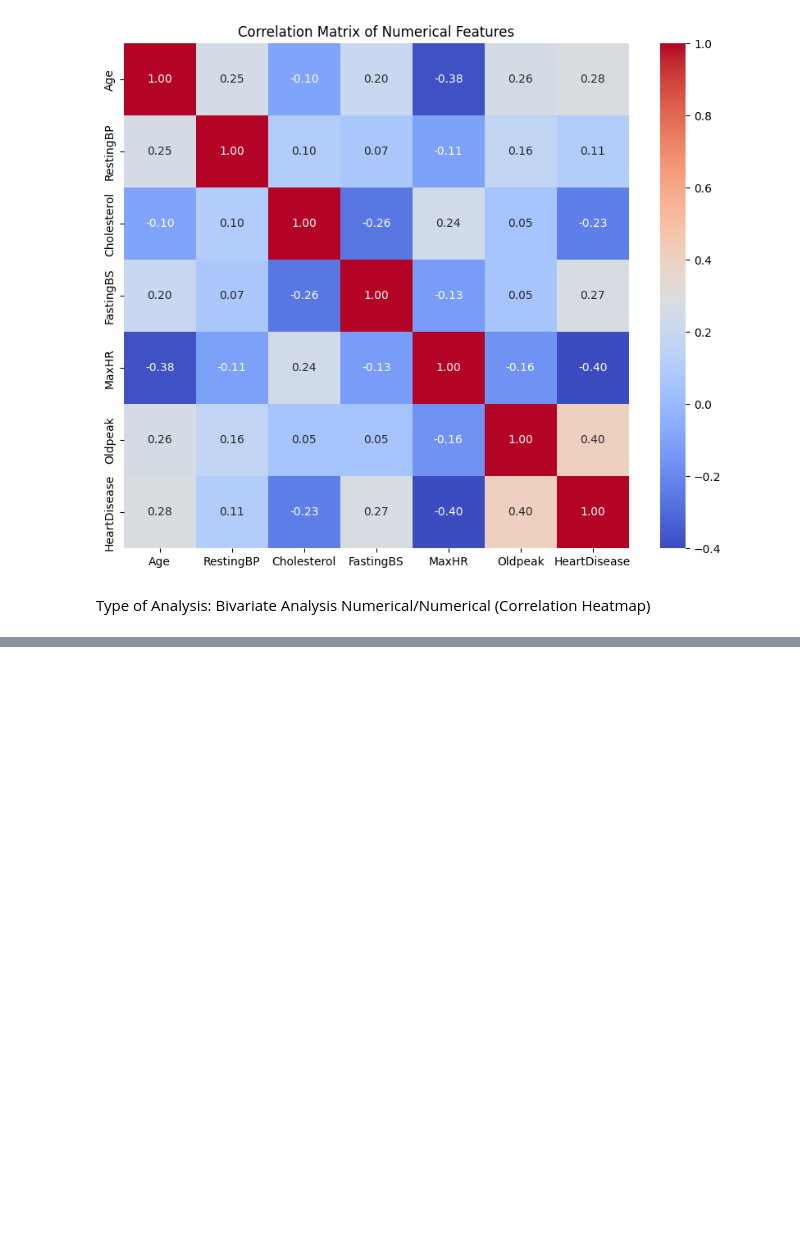
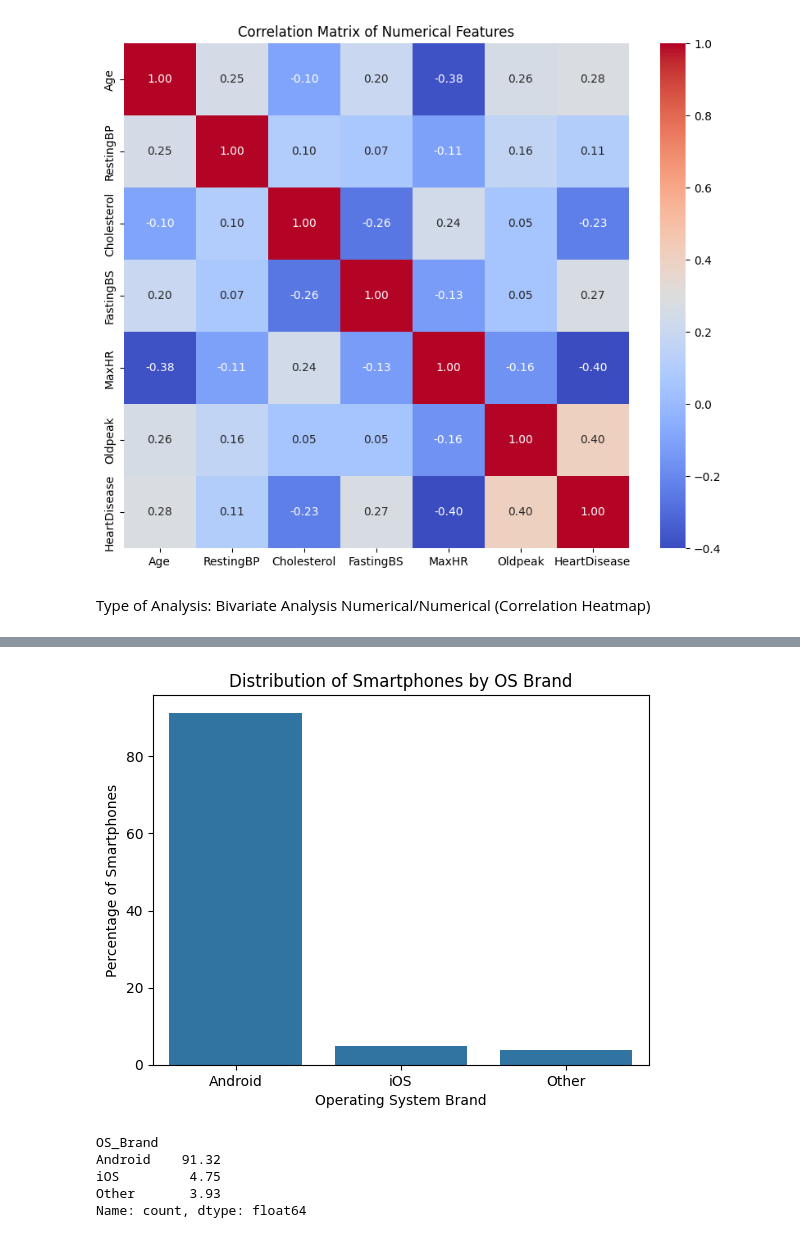
Before and after one commit to michaelmassaad02/CSI4142_Assignment1, a Jupyter notebook: CSI4142-Assignment1.ipynb, the cells around one changed output, grey strips where cells are left out. Drawn from its saved outputs; the diff is of its cells as text; code cells hidden in the pictures; blank space fills up the shorter version.

```diff
--- a/CSI4142-Assignment1.ipynb
+++ b/CSI4142-Assignment1.ipynb
@@ -382,0 +466,40 @@ Type of Analysis: Bivariate Analysis Numerical/Numerical (Correlation Heatmap)
+# %%
+# Create a new column for OS Brand
+def map_os(os_name):
+    os_name = str(os_name).lower()
+    if "android" in os_name:
+        return "Android"
+    elif "ios" in os_name or "iphone" in os_name:
+        return "iOS"
+    else:
+        return "Other"
+
+smartphone_specifications["OS_Brand"] = smartphone_specifications["os"].apply(map_os)
+
+# Plot
+sns.countplot(
+    data=smartphone_specifications,
+    x="OS_Brand",
+    stat="percent"
+)
+
+plt.title("Distribution of Smartphones by OS Brand")
+plt.xlabel("Operating System Brand")
+plt.ylabel("Percentage of Smartphones")
+plt.show()
+# %% [output]
+[figure, added]
+# %%
+#Percentage of OS brands
+total = len(smartphone_specifications)
+
+os_counts = smartphone_specifications["OS_Brand"].value_counts()
+os_percent = round((os_counts / total) * 100, 2)
+
+os_percent
+# %% [output]
+OS_Brand
+Android    91.32
+iOS         4.75
+Other       3.93
+Name: count, dtype: float64
```
Also changed, not shown: parts of 20 cells of this notebook.
